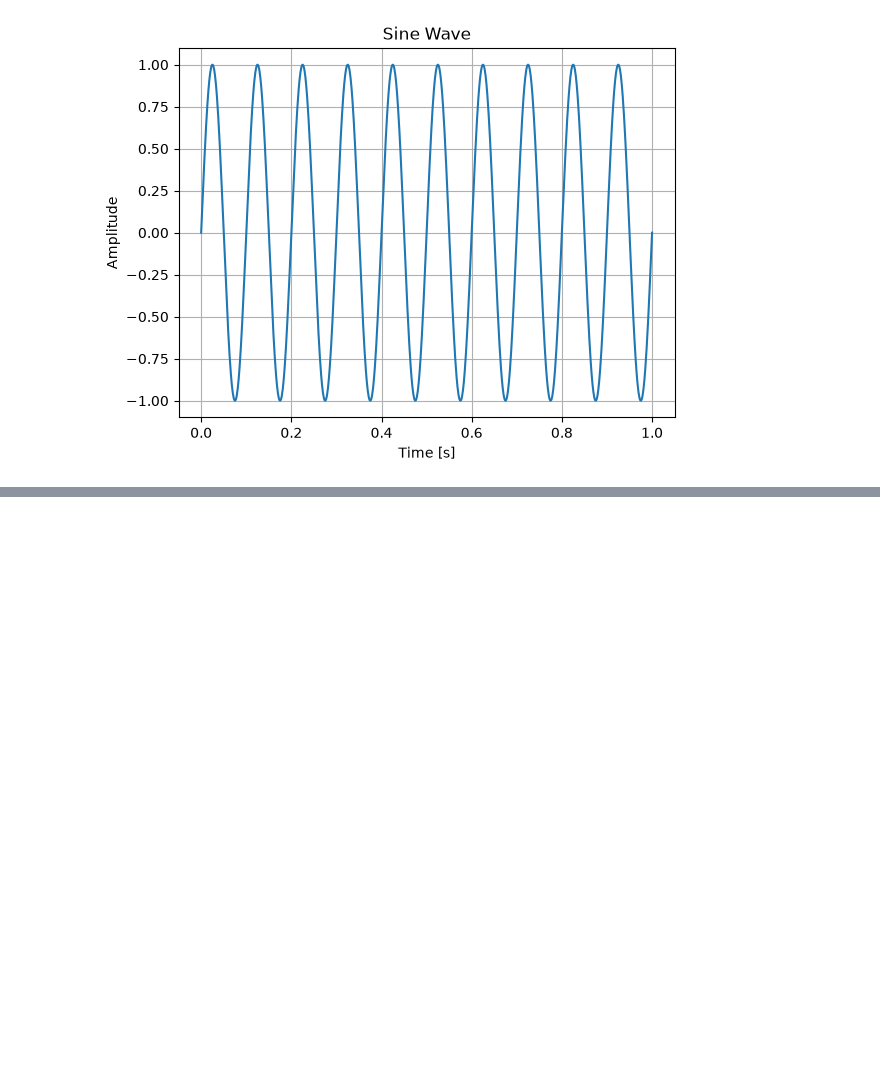
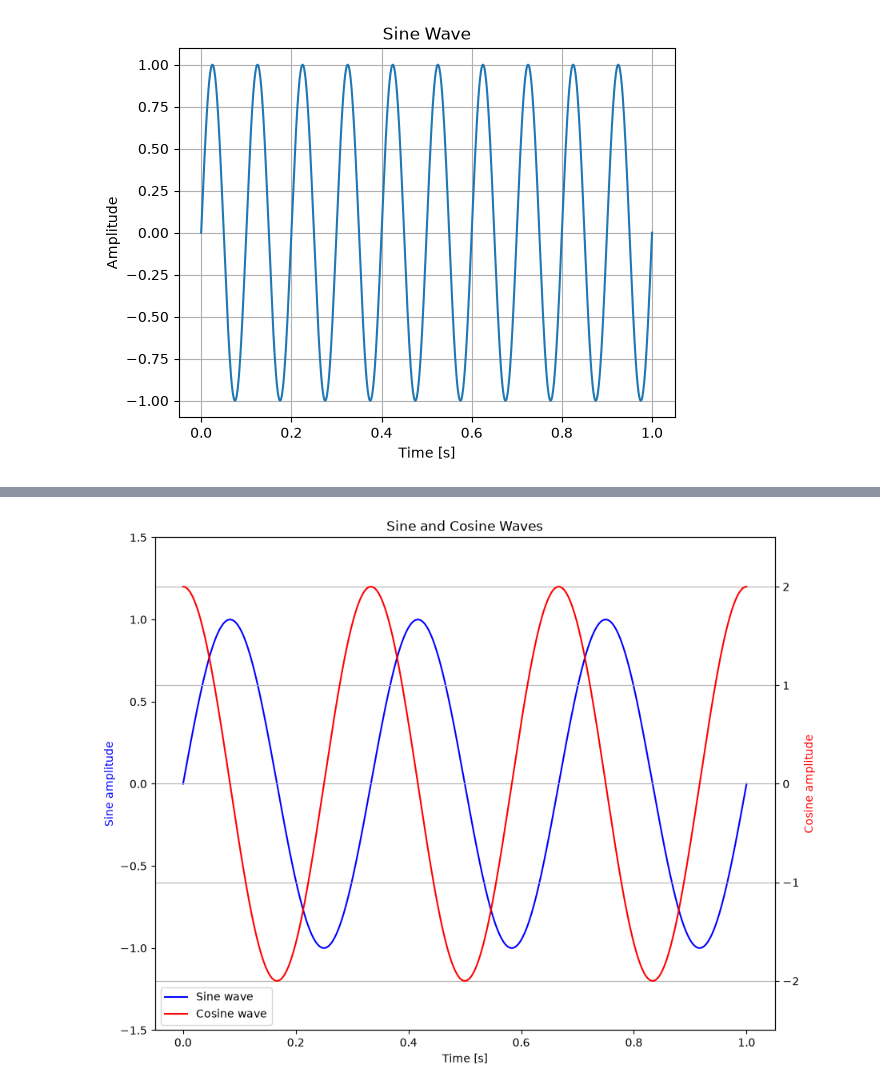
Before and after one commit to sdurand875-spec/python-02-Sinusoids-from-math-to-code, a Jupyter notebook: python-series02 Sinusoids.ipynb, the cells around one changed output, grey strips where cells are left out. Drawn from its saved outputs; the diff is of its cells as text; code cells hidden in the pictures; blank space fills up the shorter version.

```diff
--- a/python-series02 Sinusoids.ipynb
+++ b/python-series02 Sinusoids.ipynb
@@ -63,0 +79,40 @@ plt.savefig('sine_wave.png', dpi=300)
+# %%
+# --- Figure setup ---
+fig, ax1 = plt.subplots(figsize=(10, 8))  # create figure with 1st y axis (sine)
+
+# --- Sine wave parameters ---
+amplitude = 1
+angular_frequency = 2 * np.pi * 3  # 3 Hz
+phase = 0  # sine starts at 0
+
+# --- Sine wave plot (left y axis) ---
+ax1.plot(t, s(t, amplitude, angular_frequency, phase), color='blue', label='Sine wave')
+ax1.set_ylim(-1.5, 1.5)  # set y-axis limits for sine wave
+ax1.set_xlabel('Time [s]')
+ax1.set_ylabel('Sine amplitude', color='blue')
+
+# --- Second y axis setup ---
+ax2 = ax1.twinx()  # add 2nd y axis sharing the same x axis (cosine)
+
+# --- Cosine wave parameters ---
+amplitude = 2
+angular_frequency = 2 * np.pi * 3  # 3 Hz
+phase = np.pi / 2  # phase shift of 90°: cosine = shifted sine
+
+# --- Cosine wave plot (right y axis) ---
+ax2.plot(t, s(t, amplitude, angular_frequency, phase), color='red', label='Cosine wave')
+ax2.set_ylim(-2.5, 2.5)  # set y-axis limits for cosine wave
+ax2.set_xlabel('Time [s]')
+ax2.set_ylabel('Cosine amplitude', color='red')
+
+# --- Combined legend ---
+lines1, labels1 = ax1.get_legend_handles_labels()
+lines2, labels2 = ax2.get_legend_handles_labels()
+ax1.legend(lines1 + lines2, labels1 + labels2, loc='lower left')  # combine legends from both axes
+
+# --- Final touches and export ---
+plt.grid()  # easier to read values
+plt.title('Sine and Cosine Waves')
+plt.savefig('sine_and_cosine_waves.pdf')  # export as PDF
+# %% [output]
+[figure, added]
```
Also changed, not shown: parts of 2 cells of this notebook, 2 other files.
